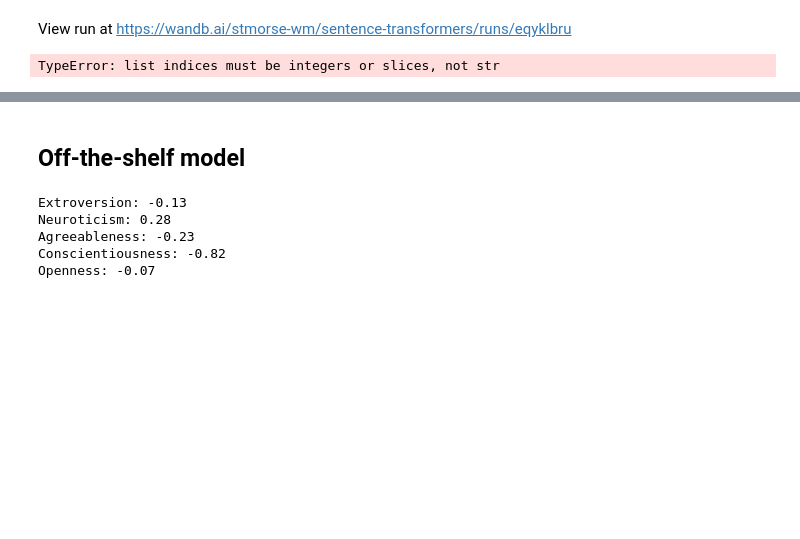
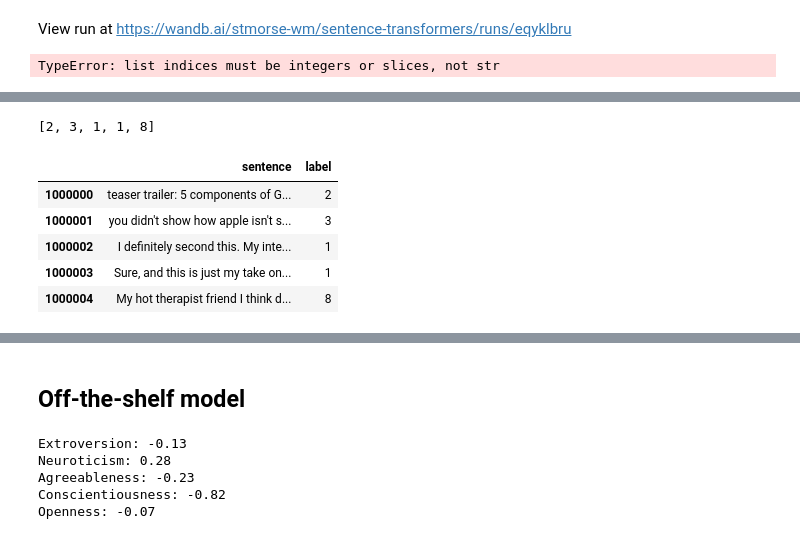
Before and after one commit to stmorse/reddit, a Jupyter notebook: analysis/sandbox3_nontopic.ipynb, the cells around one changed output, grey strips where cells are left out. Cells and saved outputs as stored; diff of their text form; code cells hidden in the pictures; blank space fills up the shorter version.

```diff
--- a/analysis/sandbox3_nontopic.ipynb
+++ b/analysis/sandbox3_nontopic.ipynb
@@ -382,0 +434,4 @@ print(classification_report(test_labels, predictions))
+# %%
+with open(f'{BASE_PATH}mbti_data/code_dict.pkl', 'rb') as f:
+    code_dict = pickle.load(f)
+code_dict
@@ -382,0 +455,2 @@ print(classification_report(test_labels, predictions))
+# %%
+df_clean = pd.read_csv(f'{BASE_PATH}mbti_data/mbti_clean_v2.csv')
@@ -382,0 +547,13 @@ print(classification_report(test_labels, predictions))
+# %%
+true_labels[:5]
+# %% [output]
+[2, 3, 1, 1, 8]
+# %%
+df_clean.iloc[1000000:1000005, :]
+# %% [output]
+|  | sentence | label |
+| 1000000 | teaser trailer: 5 components of G... | 2 |
+| 1000001 | you didn't show how apple isn't s... | 3 |
+| 1000002 | I definitely second this. My inte... | 1 |
+| 1000003 | Sure, and this is just my take on... | 1 |
+| 1000004 | My hot therapist friend I think d... | 8 |
```
Also changed, not shown: parts of 24 cells of this notebook.
